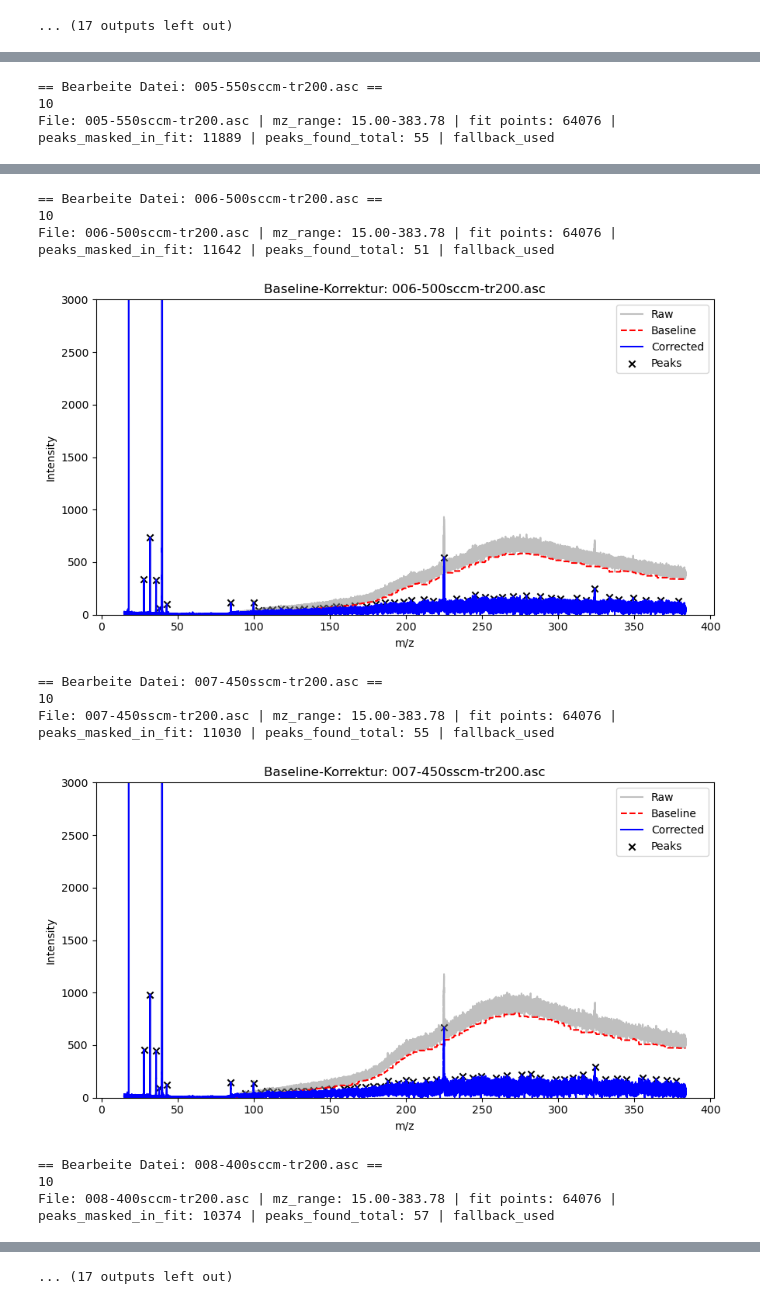
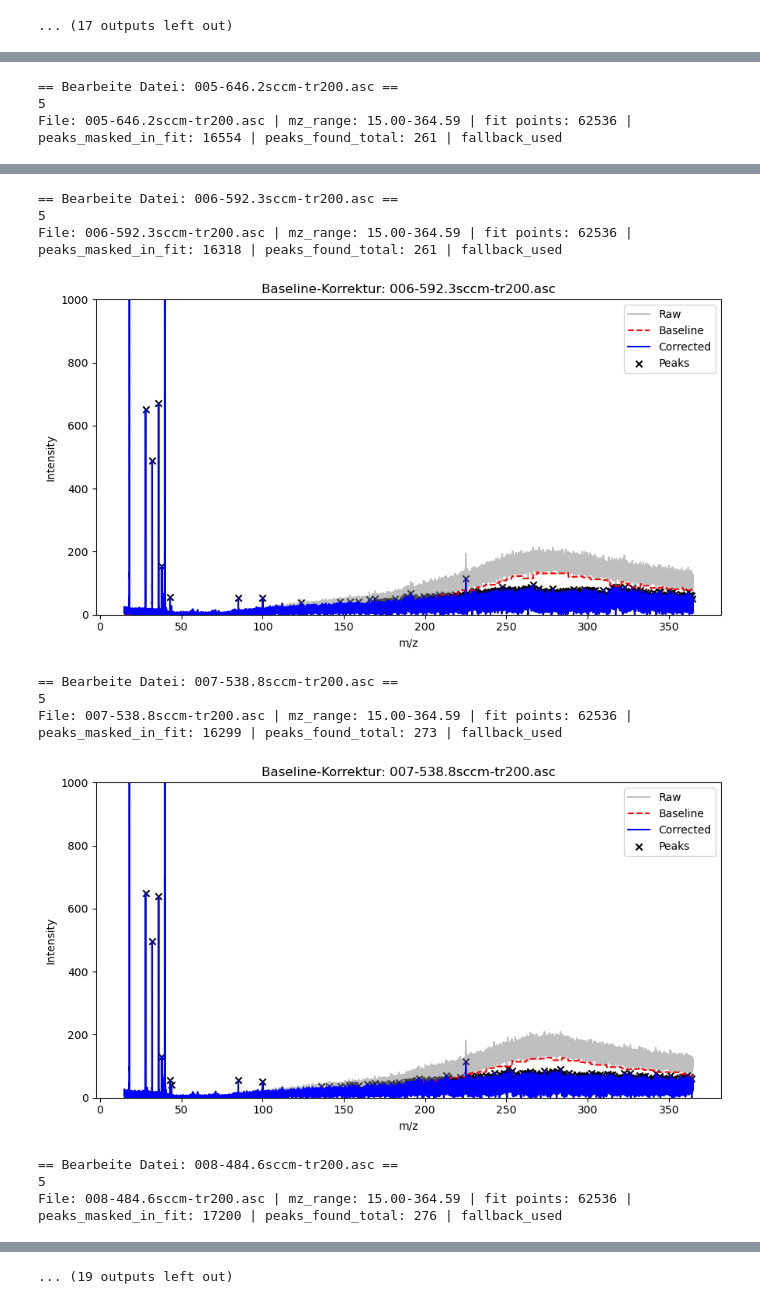
Before and after one commit to Ilyasadakoey/Dissertation, a Jupyter notebook: peaks-auswertung.ipynb, the cells around one changed output, grey strips where cells are left out. Drawn from its saved outputs; the diff is of its cells as text; code cells hidden in the pictures.

```diff
--- a/peaks-auswertung.ipynb
+++ b/peaks-auswertung.ipynb
@@ -745,11 +745,11 @@ def process_file(filepath,
 
         max_corr_alt = np.max(corrected_alt)
         std_corr_alt = np.std(corrected_alt)
-        prom_alt = max(0.0005 * max_corr_alt, std_corr_alt*0.005)
+        prom_alt = max(0.0002 * max_corr_alt, std_corr_alt*0.0005)
         #height_alt = max(1e-6 * max_corr_alt, np.mean(corrected_alt) + 0.000001 * std_corr_alt)
-        height_alt = 10
+        height_alt = 5
         #peaks_alt, props_alt = find_peaks(corrected_alt, height=height_alt, prominence=prom_alt, distance=max(1, int(peak_distance/2)))
-        peaks_alt, props_alt = find_peaks(corrected_alt, height=height_alt, prominence=prom_alt, distance=1000)
+        peaks_alt, props_alt = find_peaks(corrected_alt, height=height_alt, prominence=prom_alt, distance=100)
         print(height_alt)
         if len(peaks_alt) > 0:
             baseline = baseline_alt
@@ -776,7 +776,7 @@ def process_file(filepath,
 # ---------------------------
 # Hauptprogramm
 # ---------------------------
-folder = r"C:\Users\adako\Desktop\Wabenreaktor_Alacac3\Messdaten_Ilyas\8mm Wabe_Reproduzierung\2025-09-10\TR200"
+folder = r"C:\Users\adako\Desktop\Wabenreaktor_Alacac3\Messdaten_Ilyas\2mmWabe\2025-10-02\TR200"
 files = [f for f in os.listdir(folder) if f.endswith(".asc")]
 print(f"{len(files)} .asc-Dateien gefunden.")
 
@@ -822,7 +822,7 @@ for file in files:
     plt.ylabel("Intensity")
     plt.title(f"Baseline-Korrektur: {file}")
     plt.legend()
-    plt.ylim(0, 3000)
+    plt.ylim(0, 1000)
     plt.tight_layout()
     plt.show()
 
@@ -850,3 +856,3 @@ File: 004-600sccm-tr200.asc | mz_range: 15.00-383.78 | fit points: 64076 | peaks
-== Bearbeite Datei: 005-550sccm-tr200.asc ==
-10
-File: 005-550sccm-tr200.asc | mz_range: 15.00-383.78 | fit points: 64076 | peaks_masked_in_fit: 11889 | peaks_found_total: 55 | fallback_used
+== Bearbeite Datei: 005-646.2sccm-tr200.asc ==
+5
+File: 005-646.2sccm-tr200.asc | mz_range: 15.00-364.59 | fit points: 62536 | peaks_masked_in_fit: 16554 | peaks_found_total: 261 | fallback_used
@@ -854,11 +860,11 @@ File: 005-550sccm-tr200.asc | mz_range: 15.00-383.78 | fit points: 64076 | peaks
-== Bearbeite Datei: 006-500sccm-tr200.asc ==
-10
-File: 006-500sccm-tr200.asc | mz_range: 15.00-383.78 | fit points: 64076 | peaks_masked_in_fit: 11642 | peaks_found_total: 51 | fallback_used
+== Bearbeite Datei: 006-592.3sccm-tr200.asc ==
+5
+File: 006-592.3sccm-tr200.asc | mz_range: 15.00-364.59 | fit points: 62536 | peaks_masked_in_fit: 16318 | peaks_found_total: 261 | fallback_used
-[figure, old version]
+[figure, new version]
-== Bearbeite Datei: 007-450sscm-tr200.asc ==
-10
-File: 007-450sscm-tr200.asc | mz_range: 15.00-383.78 | fit points: 64076 | peaks_masked_in_fit: 11030 | peaks_found_total: 55 | fallback_used
+== Bearbeite Datei: 007-538.8sccm-tr200.asc ==
+5
+File: 007-538.8sccm-tr200.asc | mz_range: 15.00-364.59 | fit points: 62536 | peaks_masked_in_fit: 16299 | peaks_found_total: 273 | fallback_used
-[figure, old version]
+[figure, new version]
-== Bearbeite Datei: 008-400sccm-tr200.asc ==
-10
-File: 008-400sccm-tr200.asc | mz_range: 15.00-383.78 | fit points: 64076 | peaks_masked_in_fit: 10374 | peaks_found_total: 57 | fallback_used
+== Bearbeite Datei: 008-484.6sccm-tr200.asc ==
+5
+File: 008-484.6sccm-tr200.asc | mz_range: 15.00-364.59 | fit points: 62536 | peaks_masked_in_fit: 17200 | peaks_found_total: 276 | fallback_used
@@ -866 +872 @@ File: 008-400sccm-tr200.asc | mz_range: 15.00-383.78 | fit points: 64076 | peaks
-... (17 outputs left out)
+... (19 outputs left out)
```
Also changed, not shown: parts of 2 cells of this notebook.
